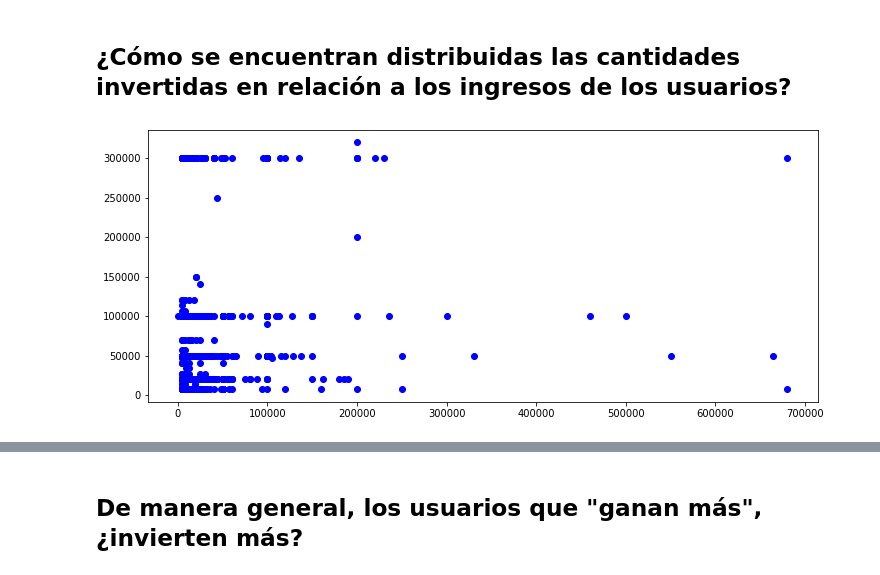
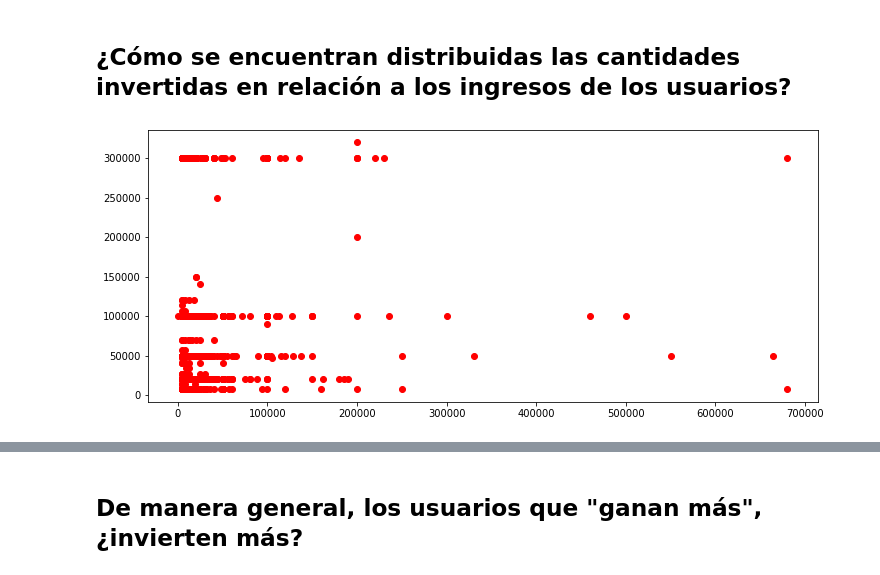
Before and after one commit to alexrodriguezh/test_pb, a Jupyter notebook: scripts/investments.ipynb, the cells around one changed output, grey strips where cells are left out. Saved outputs shown, nothing was run; the diff lists cells and outputs as text; code cells hidden in the pictures.

```diff
--- a/scripts/investments.ipynb
+++ b/scripts/investments.ipynb
@@ -139,7 +217,7 @@ completed_inv.head(10)
 # %%
 plt.figure(figsize=(12, 5))
 x = data['Amount Invested']
 y = data['Average Income']
-plt.scatter(x, y, color="blue");
+plt.scatter(x, y, color="r");
 # %% [output]
-[figure, old version]
+[figure, new version]
```
Also changed, not shown: parts of 14 cells of this notebook.
